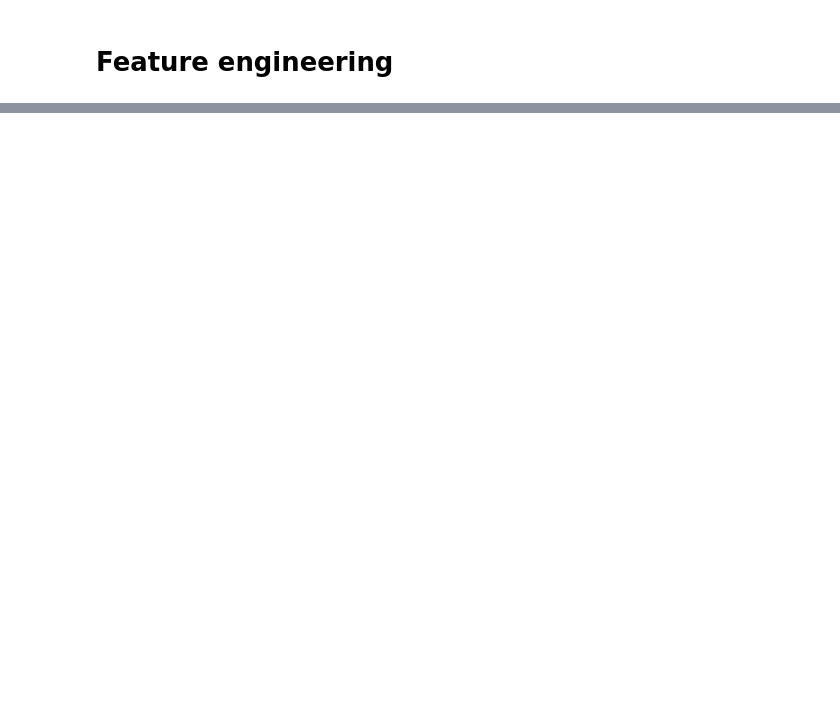
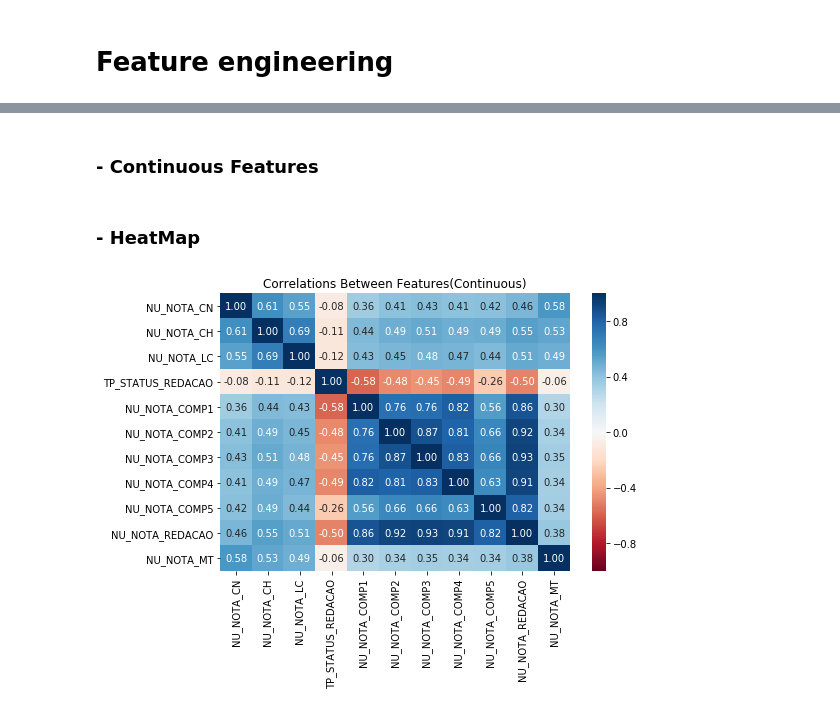
Before and after one commit to jmcabreira-zz/Data-Science-Projects, a Jupyter notebook: Student_grade_prediction_ENEM/Student_grade_prediction.ipynb, the cells around one changed output, grey strips where cells are left out. Saved outputs shown, nothing was run; the diff lists cells and outputs as text; code cells hidden in the pictures; blank space fills up the shorter version.

```diff
--- a/Student_grade_prediction_ENEM/Student_grade_prediction.ipynb
+++ b/Student_grade_prediction_ENEM/Student_grade_prediction.ipynb
@@ -328,4 +310,0 @@ First, I will fill the missing values with the median and see how the model reac
-# %%
-x_train = df_low_missing
-x_train.NU_NOTA_CN = x_train.NU_NOTA_CN.fillna(x_train.NU_NOTA_CN.median())
-x_train.NU_NOTA_CH =  x_train.NU_NOTA_CH.fillna(x_train.NU_NOTA_CH.median())
@@ -370,0 +447,22 @@ from utils import feature_engineering_encode
+# %% [markdown]
+### - Continuous Features
+# %% [markdown]
+### - HeatMap
+# %%
+# ordinal variables!
+corr_matrix = df_float.corr(method='pearson')
+
+# Setup
+fig, ax = plt.subplots(figsize=(8,6))
+
+# vmin and vmax control the range of the colormap
+sns.heatmap(corr_matrix, cmap='RdBu', annot=True, fmt='.2f',
+           vmin=-1, vmax=1)
+
+plt.title("Correlations Between Features(Continuous)")
+
+# Add tight_layout to ensure the labels don't get cut off
+plt.tight_layout()
+plt.show()
+# %% [output]
+[figure, added]
```
Also changed, not shown: parts of 124 cells of this notebook.
